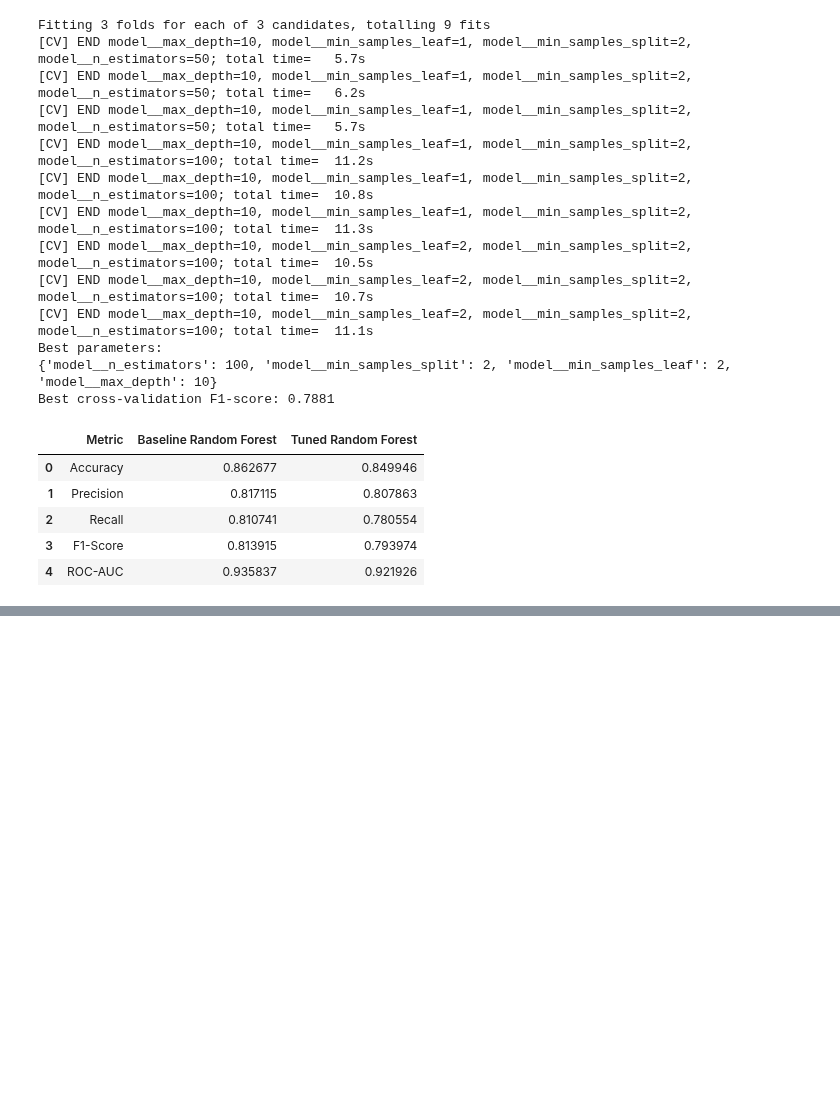
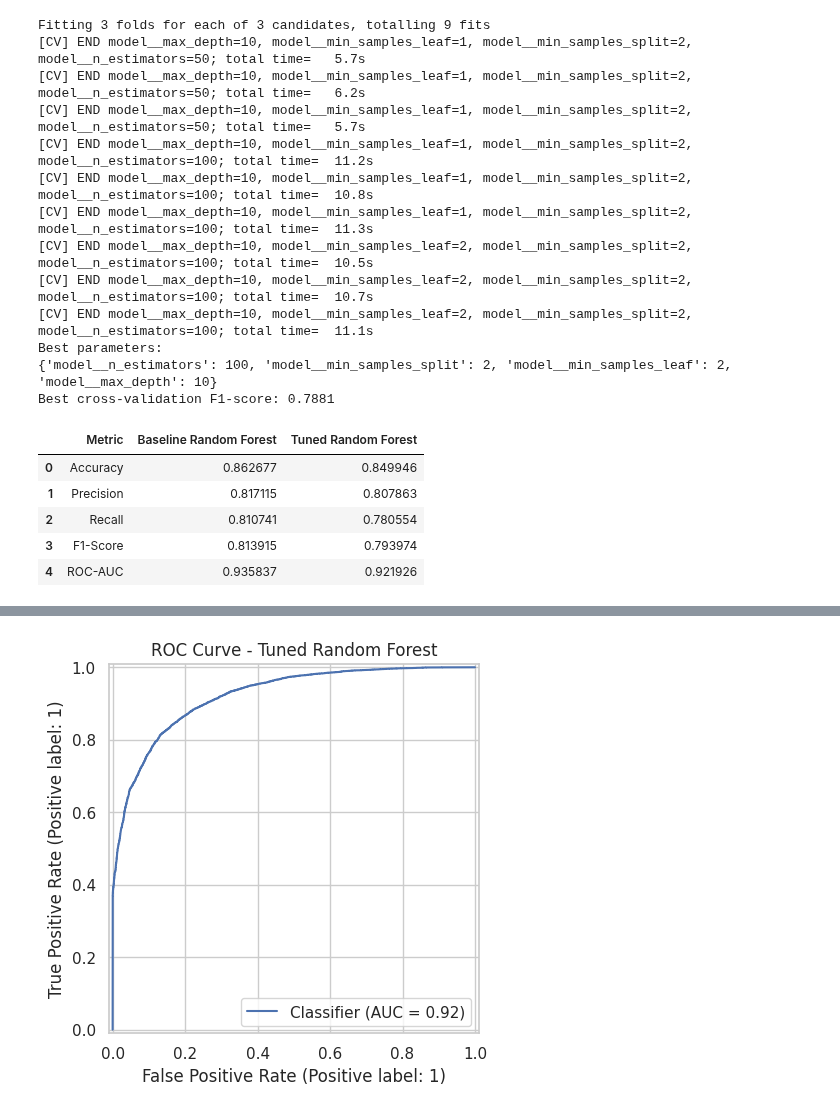
Before and after one commit to Eranga999/ML_Group_Assigment, a Jupyter notebook: Random_Forest_IT22198686.ipynb, the cells around one changed output, grey strips where cells are left out. Saved outputs shown, nothing was run; the diff lists cells and outputs as text; code cells hidden in the pictures; blank space fills up the shorter version.

```diff
--- a/Random_Forest_IT22198686.ipynb
+++ b/Random_Forest_IT22198686.ipynb
@@ -395,0 +423,7 @@ final_results
+# %%
+
+RocCurveDisplay.from_predictions(y_test, best_rf_prob)
+plt.title('ROC Curve - Tuned Random Forest')
+plt.show()
+# %% [output]
+[figure, added]
```
Also changed, not shown: parts of 3 cells of this notebook.
